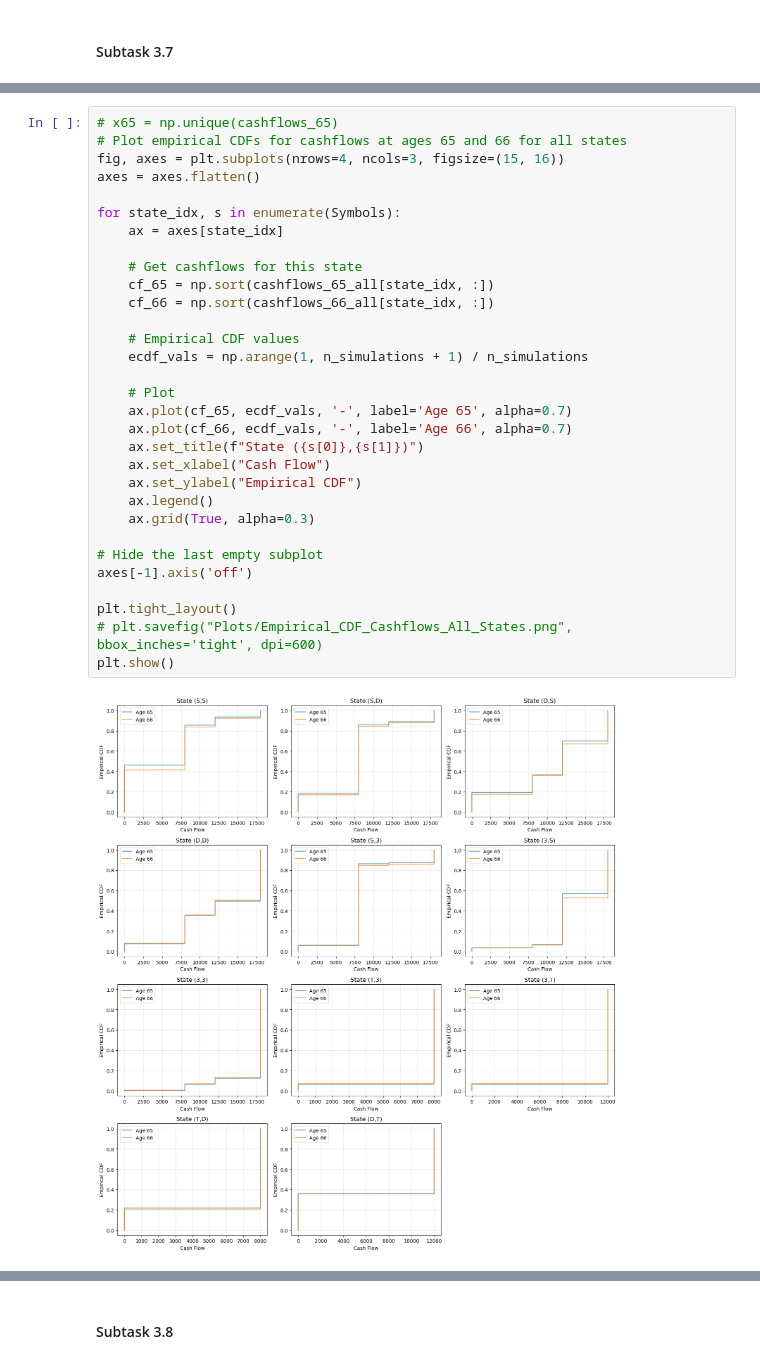
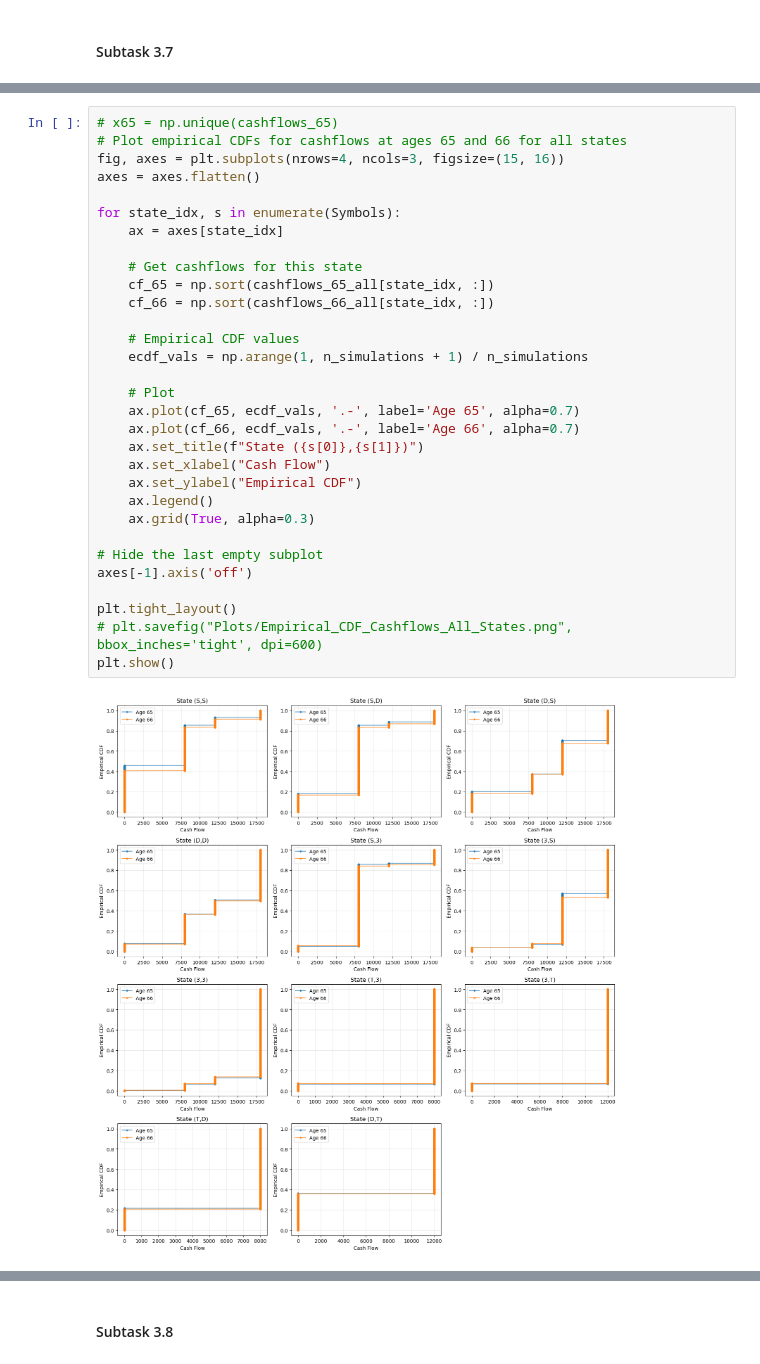
Before and after one commit to samizwei/Life-Insurance-Sami, a Jupyter notebook: Exam_Final_SZ.ipynb, the cells around one changed output, grey strips where cells are left out. Saved outputs shown, nothing was run; the diff lists cells and outputs as text.

```diff
--- a/Exam_Final_SZ.ipynb
+++ b/Exam_Final_SZ.ipynb
@@ -796,33 +796,33 @@ array([ 5277.8,  7773.6, 10805.4, 12926. ,  8860.6, 14073.8, 16978.4,
 # %%
 # x65 = np.unique(cashflows_65)
 # Plot empirical CDFs for cashflows at ages 65 and 66 for all states
 fig, axes = plt.subplots(nrows=4, ncols=3, figsize=(15, 16))
 axes = axes.flatten()
 
 for state_idx, s in enumerate(Symbols):
     ax = axes[state_idx]
 
     # Get cashflows for this state
     cf_65 = np.sort(cashflows_65_all[state_idx, :])
     cf_66 = np.sort(cashflows_66_all[state_idx, :])
 
     # Empirical CDF values
     ecdf_vals = np.arange(1, n_simulations + 1) / n_simulations
 
     # Plot
-    ax.plot(cf_65, ecdf_vals, '-', label='Age 65', alpha=0.7)
-    ax.plot(cf_66, ecdf_vals, '-', label='Age 66', alpha=0.7)
+    ax.plot(cf_65, ecdf_vals, '.-', label='Age 65', alpha=0.7)
+    ax.plot(cf_66, ecdf_vals, '.-', label='Age 66', alpha=0.7)
     ax.set_title(f"State ({s[0]},{s[1]})")
     ax.set_xlabel("Cash Flow")
     ax.set_ylabel("Empirical CDF")
     ax.legend()
     ax.grid(True, alpha=0.3)
 
 # Hide the last empty subplot
 axes[-1].axis('off')
 
 plt.tight_layout()
 # plt.savefig("Plots/Empirical_CDF_Cashflows_All_States.png", bbox_inches='tight', dpi=600)
 plt.show()
 # %% [output]
-[figure, old version]
+[figure, new version]
```
Also changed, not shown: parts of 11 cells of this notebook, 6 other files.
